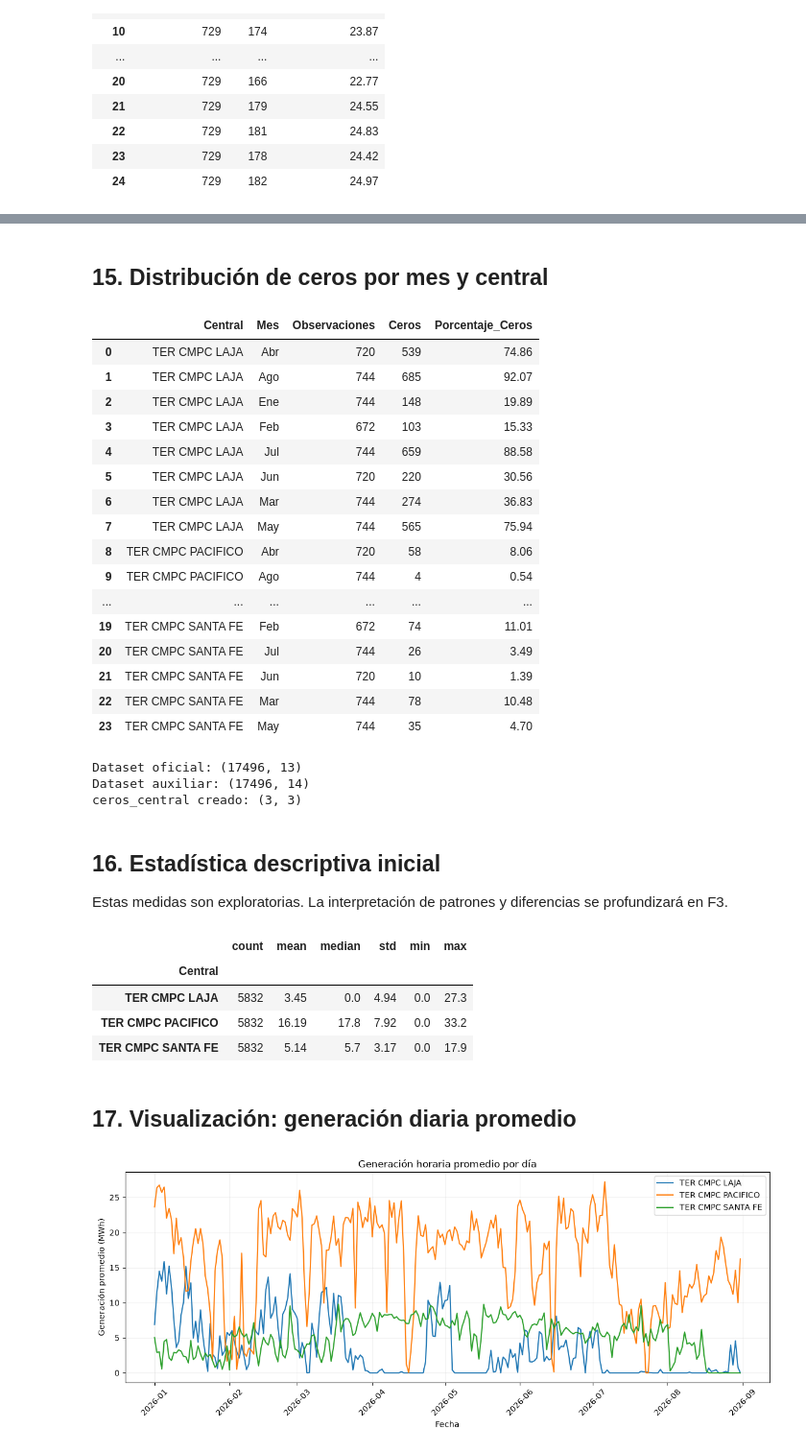
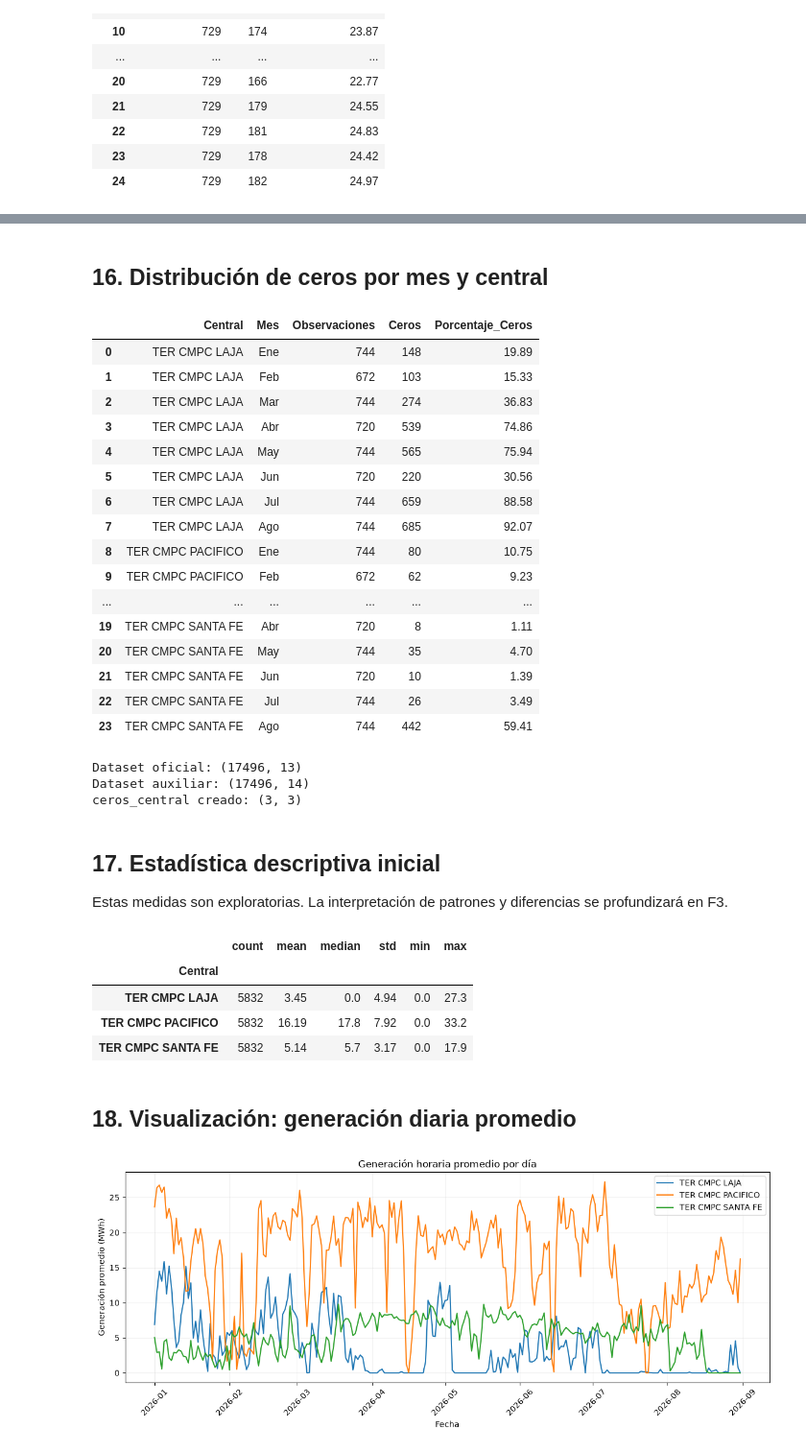
Before and after one commit to vedurancisterna-alt/Grupo-2-Sumativa-1-, a Jupyter notebook: F2/F2_preparacion_datos.ipynb, the cells around one changed output, grey strips where cells are left out. Shown at 96% size. Drawn from its saved outputs; the diff is of its cells as text; code cells hidden in the pictures.

```diff
--- a/F2/F2_preparacion_datos.ipynb
+++ b/F2/F2_preparacion_datos.ipynb
@@ -276,22 +374,14 @@ Transformación ancho → largo completada correctamente.
 
 Se conserva la codificación horaria `1–24` de la fuente sin asumir una equivalencia distinta a la documentada por el CEN.
 # %%
-dias_es = {
-    0: "Lunes", 1: "Martes", 2: "Miércoles", 3: "Jueves",
-    4: "Viernes", 5: "Sábado", 6: "Domingo"
-}
+# Creación modular de variables derivadas
+df_long = crear_dia_semana(df_long)
+df_long = crear_id_observacion(df_long)
 
-df_long["Dia_Semana"] = df_long["Fecha"].dt.dayofweek.map(dias_es)
-
-df_long["ID_Observacion"] = (
-    df_long["Central"].str.replace(" ", "_", regex=False)
-    + "_"
-    + df_long["Fecha"].dt.strftime("%Y%m%d")
-    + "_H"
-    + df_long["Hora"].astype(str).str.zfill(2)
+# Estandarización del nombre de la variable
+df_long = df_long.rename(
+    columns={"Grupo reporte": "Grupo_Reporte"}
 )
-
-df_long = df_long.rename(columns={"Grupo reporte": "Grupo_Reporte"})
 
 columnas_finales = [
     "ID_Observacion", "Año", "Mes", "Llave", "Central",
@@ -306,7 +396,12 @@ df_final = (
 )
 
 display(df_final.head())
+
 print("Dimensión final:", df_final.shape)
+print(
+    "ID únicos:",
+    df_final["ID_Observacion"].nunique()
+)
 # %% [output]
 |  | ID_Observacion | Año | Mes | Llave | Central | Coordinado | Grupo_Reporte | Tipo | Subtipo | ... |
 | 0 | TER_CMPC_LAJA_20260101_H01 | 2026 | Ene | CMPC Laja | TER CMPC LAJA | BIOENERGÍAS FORESTALES SPA | TER CMPC LAJA | Termoeléctricas | Biomasa | ... |
@@ -433,40 +630,54 @@ display(ceros_hora.round(2))
 # %% [markdown]
-## 15. Distribución de ceros por mes y central
+## 16. Distribución de ceros por mes y central
 # %%
+orden_meses = ["Ene", "Feb", "Mar", "Abr", "May", "Jun", "Jul", "Ago"]
+
 ceros_mes_central = (
     df_analisis.groupby(["Central", "Mes"])
     .agg(
         Observaciones=("Generacion_MWh", "size"),
         Ceros=("Es_Cero", "sum")
     )
     .reset_index()
 )
 
 ceros_mes_central["Porcentaje_Ceros"] = (
     ceros_mes_central["Ceros"]
     / ceros_mes_central["Observaciones"]
     * 100
+).round(2)
+
+ceros_mes_central["Mes"] = pd.Categorical(
+    ceros_mes_central["Mes"],
+    categories=orden_meses,
+    ordered=True
 )
 
-display(ceros_mes_central.round(2))
+ceros_mes_central = (
+    ceros_mes_central
+    .sort_values(["Central", "Mes"])
+    .reset_index(drop=True)
+)
+
+display(ceros_mes_central)
 # %% [output]
 |  | Central | Mes | Observaciones | Ceros | Porcentaje_Ceros |
-| 0 | TER CMPC LAJA | Abr | 720 | 539 | 74.86 |
-| 1 | TER CMPC LAJA | Ago | 744 | 685 | 92.07 |
-| 2 | TER CMPC LAJA | Ene | 744 | 148 | 19.89 |
-| 3 | TER CMPC LAJA | Feb | 672 | 103 | 15.33 |
-| 4 | TER CMPC LAJA | Jul | 744 | 659 | 88.58 |
+| 0 | TER CMPC LAJA | Ene | 744 | 148 | 19.89 |
+| 1 | TER CMPC LAJA | Feb | 672 | 103 | 15.33 |
+| 2 | TER CMPC LAJA | Mar | 744 | 274 | 36.83 |
+| 3 | TER CMPC LAJA | Abr | 720 | 539 | 74.86 |
+| 4 | TER CMPC LAJA | May | 744 | 565 | 75.94 |
 | 5 | TER CMPC LAJA | Jun | 720 | 220 | 30.56 |
-| 6 | TER CMPC LAJA | Mar | 744 | 274 | 36.83 |
-| 7 | TER CMPC LAJA | May | 744 | 565 | 75.94 |
-| 8 | TER CMPC PACIFICO | Abr | 720 | 58 | 8.06 |
-| 9 | TER CMPC PACIFICO | Ago | 744 | 4 | 0.54 |
+| 6 | TER CMPC LAJA | Jul | 744 | 659 | 88.58 |
+| 7 | TER CMPC LAJA | Ago | 744 | 685 | 92.07 |
+| 8 | TER CMPC PACIFICO | Ene | 744 | 80 | 10.75 |
+| 9 | TER CMPC PACIFICO | Feb | 672 | 62 | 9.23 |
 | ... | ... | ... | ... | ... | ... |
-| 19 | TER CMPC SANTA FE | Feb | 672 | 74 | 11.01 |
-| 20 | TER CMPC SANTA FE | Jul | 744 | 26 | 3.49 |
+| 19 | TER CMPC SANTA FE | Abr | 720 | 8 | 1.11 |
+| 20 | TER CMPC SANTA FE | May | 744 | 35 | 4.70 |
 | 21 | TER CMPC SANTA FE | Jun | 720 | 10 | 1.39 |
-| 22 | TER CMPC SANTA FE | Mar | 744 | 78 | 10.48 |
-| 23 | TER CMPC SANTA FE | May | 744 | 35 | 4.70 |
+| 22 | TER CMPC SANTA FE | Jul | 744 | 26 | 3.49 |
+| 23 | TER CMPC SANTA FE | Ago | 744 | 442 | 59.41 |
 # %%
 print("Dataset oficial:", df_final.shape)
 print("Dataset auxiliar:", df_analisis.shape)
@@ -476,7 +687,7 @@ Dataset oficial: (17496, 13)
 Dataset auxiliar: (17496, 14)
 ceros_central creado: (3, 3)
 # %% [markdown]
-## 16. Estadística descriptiva inicial
+## 17. Estadística descriptiva inicial
 
 Estas medidas son exploratorias. La interpretación de patrones y diferencias se profundizará en F3.
 # %%
@@ -493,7 +704,7 @@ display(estadisticas)
 | TER CMPC PACIFICO | 5832 | 16.19 | 17.8 | 7.92 | 0.0 | 33.2 |
 | TER CMPC SANTA FE | 5832 | 5.14 | 5.7 | 3.17 | 0.0 | 17.9 |
 # %% [markdown]
-## 17. Visualización: generación diaria promedio
+## 18. Visualización: generación diaria promedio
 # %%
 generacion_diaria = (
     df_final.groupby(["Fecha", "Central"], as_index=False)["Generacion_MWh"].mean()
```
Also changed, not shown: parts of 26 cells of this notebook, 3 other files.
